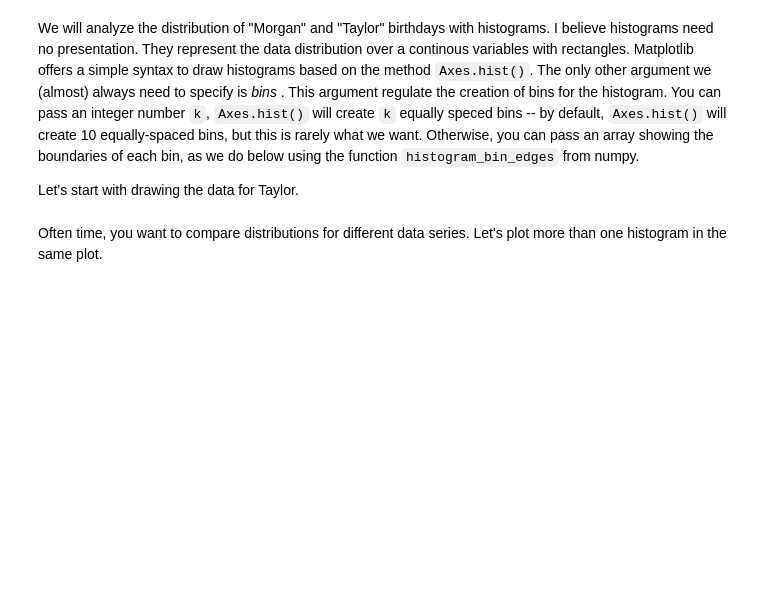
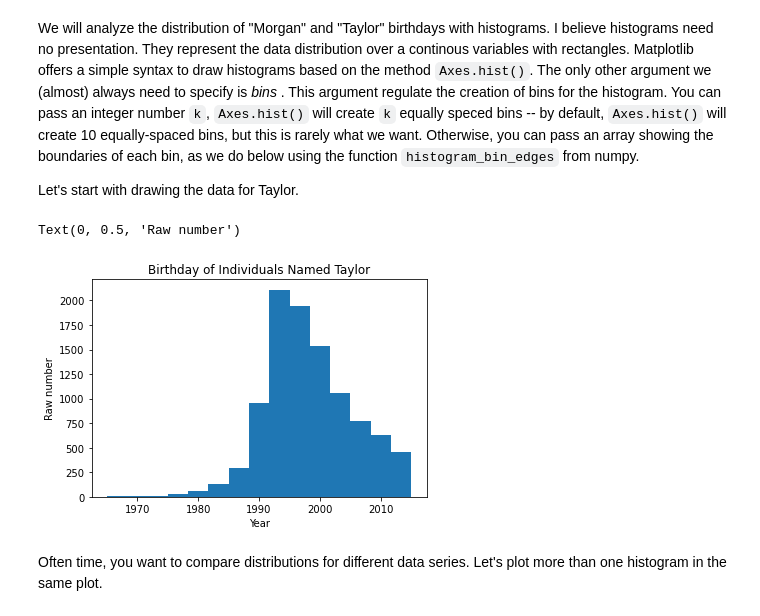
Before and after one commit to non87/Matplotlib-Workshop, a Jupyter notebook: matplotlib_workshop_part_II.ipynb, the cells around one changed output. Drawn from its saved outputs; the diff is of its cells as text; code cells hidden in the pictures; blank space fills up the shorter version.

```diff
--- a/matplotlib_workshop_part_II.ipynb
+++ b/matplotlib_workshop_part_II.ipynb
@@ -460,12 +516,15 @@ Let's start with drawing the data for Taylor.
 # %%
 # The fundamental line
 fig, ax = plt.subplots()
 # the argument bins control the number of bins and their exact position
 # by default, matplotlib will use 10 equally-spaced bins
-bins =  ax.hist(birthday_sample['Taylor'], bins = 15)
+ax.hist(birthday_sample['Taylor'], bins = 15)
 ax.set_title("Birthday of Individuals Named Taylor")
 ax.set_xlabel('Year')
 ax.set_ylabel('Raw number')
+# %% [output]
+Text(0, 0.5, 'Raw number')
+[figure, added]
 # %% [markdown]
 Often time, you want to compare distributions for different data series. Let's plot more than one histogram in the same plot.
 # %%
```
Also changed, not shown: parts of 19 cells of this notebook.
